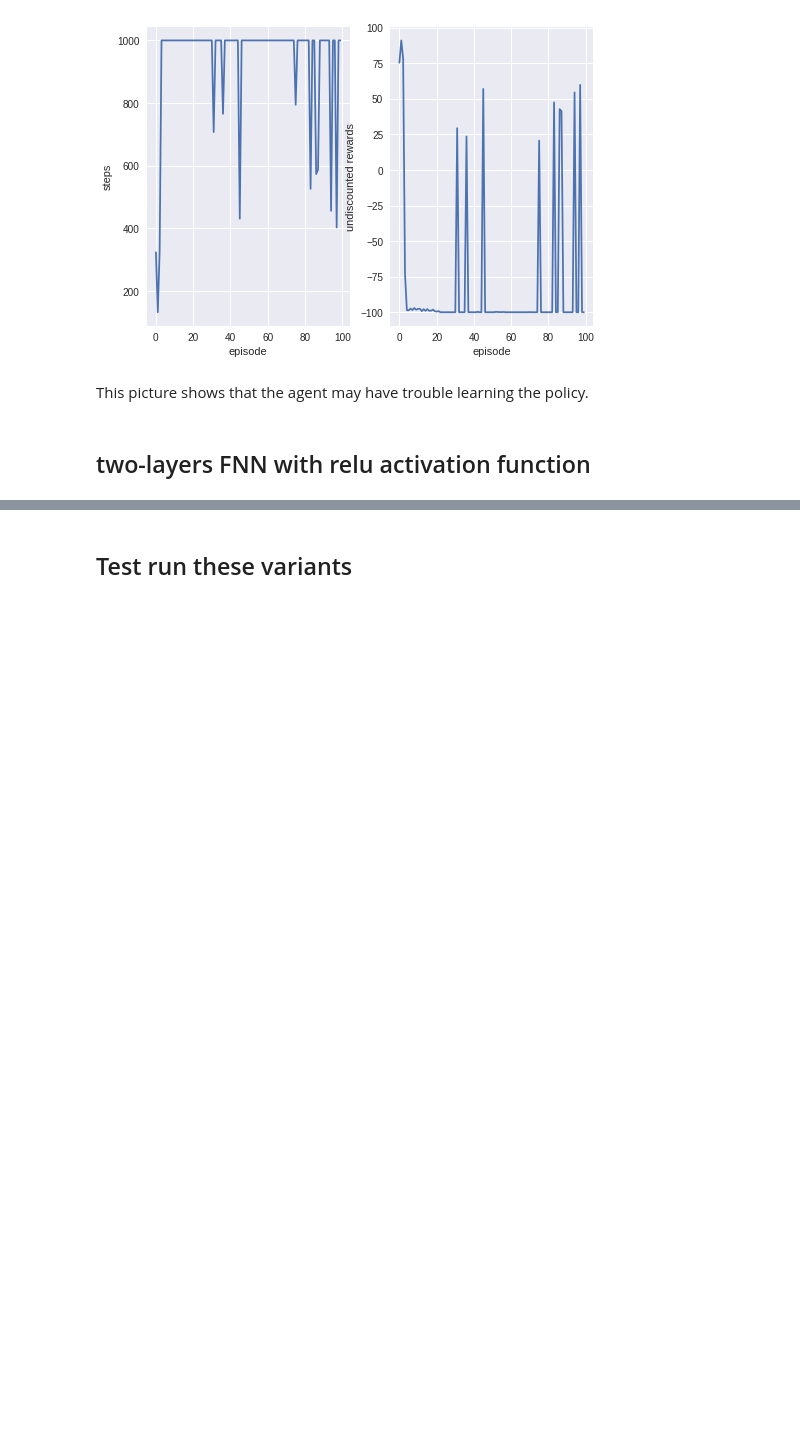
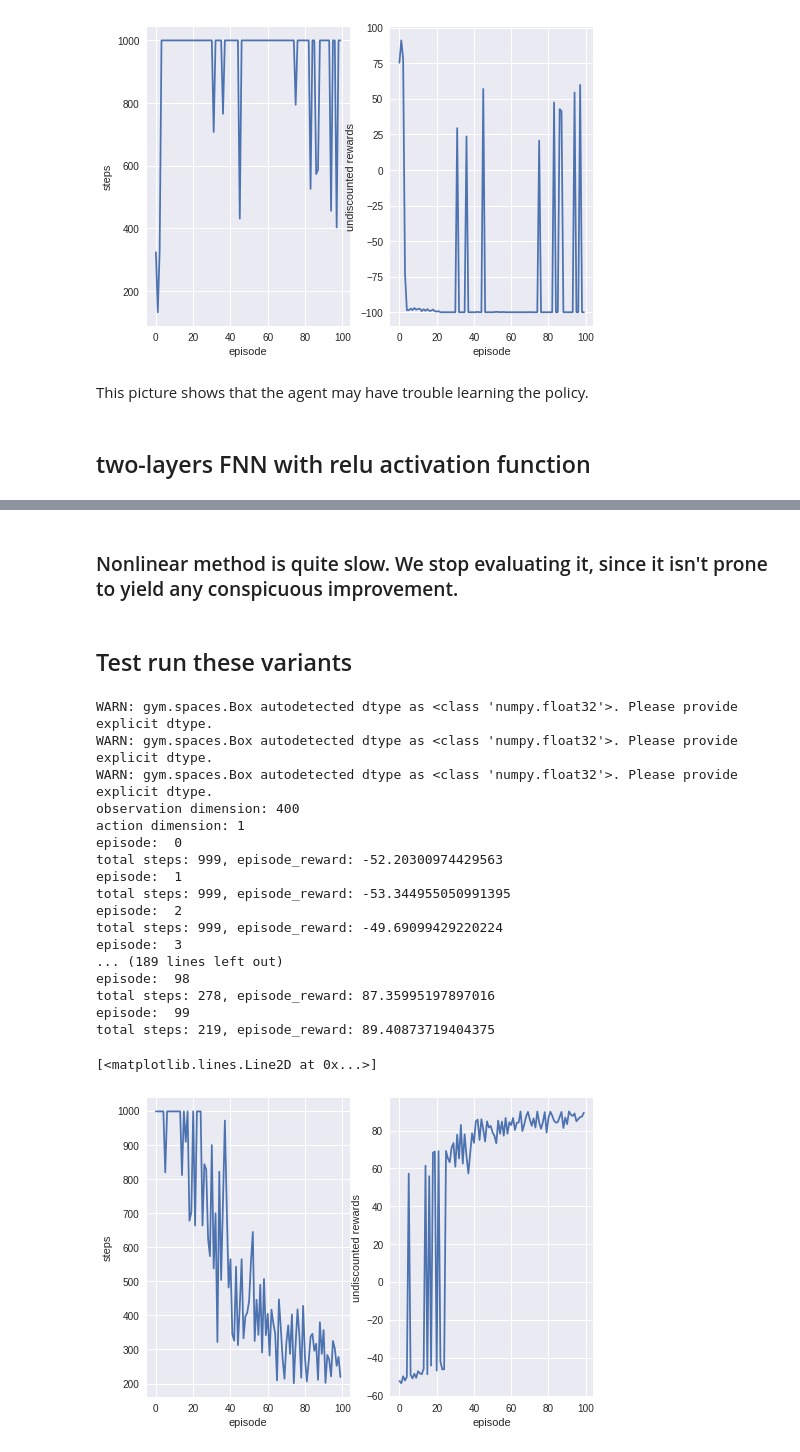
Before and after one commit to HarveyYan/COMP767, a Jupyter notebook: a5 policy gradient/COMP767_Assignment_5_Actor_Critic_Policy_Gradient.ipynb, the cells around one changed output, grey strips where cells are left out. Saved outputs shown, nothing was run; the diff lists cells and outputs as text; code cells hidden in the pictures; blank space fills up the shorter version.

```diff
--- a/a5 policy gradient/COMP767_Assignment_5_Actor_Critic_Policy_Gradient.ipynb
+++ b/a5 policy gradient/COMP767_Assignment_5_Actor_Critic_Policy_Gradient.ipynb
@@ -712,3 +713,5 @@ episode:  44
+# %% [markdown]
+### Nonlinear method is quite slow. We stop evaluating it, since it isn't prone to yield any conspicuous improvement.
 # %%
 class NonTracePolicy:
 
@@ -740,7 +743,6 @@ class NonTracePolicy:
         self.act_ph = tf.placeholder(tf.float32, (None, self.act_dim), 'act')
 
     def _policy_nn_mu(self):
-        units = self.obs_dim * 10
         out = tf.layers.dense(self.obs_ph, self.act_dim,
                               kernel_initializer=tf.random_normal_initializer(
                                   stddev=np.sqrt(1 / self.obs_dim)),
@@ -748,7 +750,6 @@ class NonTracePolicy:
         self.means = out
 
     def _policy_nn_sigma(self):
-        units = self.obs_dim * 10
         out = tf.layers.dense(self.obs_ph, self.act_dim,
                               kernel_initializer=tf.random_normal_initializer(
                                   stddev=np.sqrt(1 / self.obs_dim)),
@@ -776,8 +777,8 @@ class NonTracePolicy:
 
     def _train(self):
         # fixed learning rate: we can do better than that by being adaptive
-        self.optimizer = tf.train.AdamOptimizer(1e-2)
-        self.train = self.optimizer.minimizes(self.loss)
+        self.optimizer = tf.train.AdamOptimizer(1e-5)
+        self.train = self.optimizer.minimize(self.loss)
 
     def _init_session(self):
         self.sess = tf.Session(graph=self.g)
@@ -825,7 +826,7 @@ class NonTraceValueFunc:
             self.loss = -self.out*self.advantages_ph
 
             self.optimizer = tf.train.AdamOptimizer(1e-2)
-            self.train = self.optimizer.minimizes(self.loss)
+            self.train = self.optimizer.minimize(self.loss)
 
             self.init = tf.global_variables_initializer()
         self.sess = tf.Session(graph=self.g)
@@ -873,11 +874,13 @@ class VariantExperiment:
 
     def featurize_obs(self, obs):
         scaled = None
+        featurized = None
         try:
             scaled = self.scaler.transform([obs])
+            featurized = self.featurizer.transform(scaled)
         except ValueError:
-            pass
-        featurized = self.featurizer.transform(scaled)
+            print(obs)
+            print(scaled)
         return featurized[0]
 
     def run_one_epsisode(self):
@@ -910,27 +913,46 @@ class VariantExperiment:
 ## Test run these variants
 # %%
 env = VariantExperiment('MountainCarContinuous-v0',
-                        NonTracePolicy(400, 1, gym.spaces.Box(low=-1, high=1, shape=(1,),np.float)),
+                        NonTracePolicy(400, 1, gym.spaces.Box(low=-1.0, high=1.0, shape=(1,))),
                         ValueFunc(400))
 steps = []
 undiscounted = []
 # 100 episodes
 for i in range(100):
-    env.value_func.trace_zero.run()
-
+    env.value_func.sess.run(env.value_func.trace_zero)
     print('episode: ', i)
     rewards = env.run_one_epsisode()
     total_steps = len(rewards)
     print('total steps: {0}, episode_reward: {1}'.format(total_steps, np.sum(rewards)))
     steps.append(total_steps)
     undiscounted.append(np.sum(rewards))
 
 plt.subplot(121)
 plt.xlabel('episode')
 plt.ylabel('steps')
 plt.plot(steps)
 
 plt.subplot(122)
 plt.xlabel('episode')
 plt.ylabel('undiscounted rewards')
 plt.plot(undiscounted)
+# %% [output]
+WARN: gym.spaces.Box autodetected dtype as <class 'numpy.float32'>. Please provide explicit dtype.
+WARN: gym.spaces.Box autodetected dtype as <class 'numpy.float32'>. Please provide explicit dtype.
+WARN: gym.spaces.Box autodetected dtype as <class 'numpy.float32'>. Please provide explicit dtype.
+observation dimension: 400
+action dimension: 1
+episode:  0
+total steps: 999, episode_reward: -52.20300974429563
+episode:  1
+total steps: 999, episode_reward: -53.344955050991395
+episode:  2
+total steps: 999, episode_reward: -49.69099429220224
+episode:  3
+... (189 lines left out)
+episode:  98
+total steps: 278, episode_reward: 87.35995197897016
+episode:  99
+total steps: 219, episode_reward: 89.40873719404375
+[<matplotlib.lines.Line2D at 0x...>]
+[figure, added]
```
Also changed, not shown: parts of 3 cells of this notebook.
